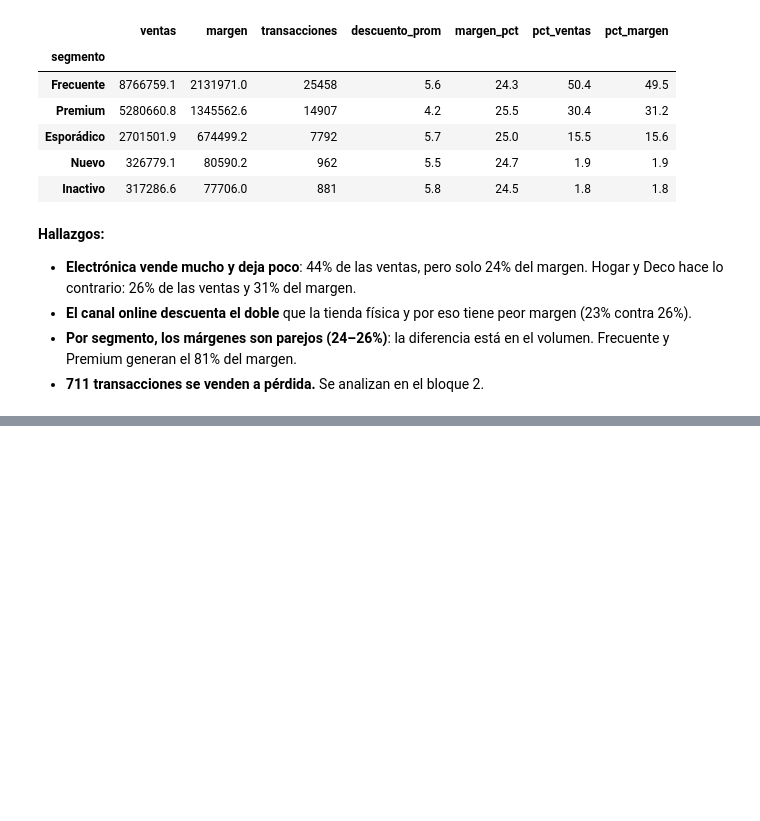
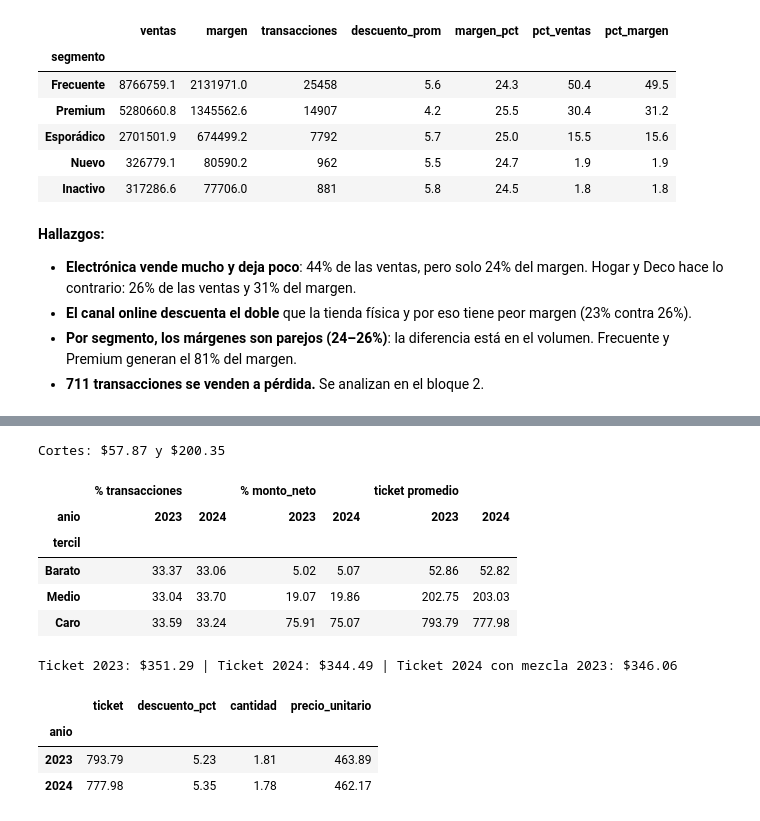
Before and after one commit to Hjanner/retail-intelligence, a Jupyter notebook: notebooks/02_rentabilidad.ipynb, the cells around one changed output, grey strips where cells are left out. Drawn from its saved outputs; the diff is of its cells as text; code cells hidden in the pictures; blank space fills up the shorter version.

```diff
--- a/notebooks/02_rentabilidad.ipynb
+++ b/notebooks/02_rentabilidad.ipynb
@@ -76,0 +81,43 @@ resumen("segmento")
+# %%
+# Terciles de productos por precio de lista (tx y pr ya se cargaron en el bloque 1)
+productos_t = pr.copy()
+productos_t["tercil"], cortes = pd.qcut(productos_t.precio_lista, 3, labels=["Barato", "Medio", "Caro"], retbins=True)
+print(f"Cortes: ${cortes[1]:,.2f} y ${cortes[2]:,.2f}")
+
+mezcla = tx.merge(productos_t[["producto_id", "tercil"]], on="producto_id")
+mezcla["anio"] = mezcla.fecha.dt.year
+# %% [output]
+Cortes: $57.87 y $200.35
+# %%
+pct_tx = pd.crosstab(mezcla.tercil, mezcla.anio, normalize="columns") * 100
+pct_monto = mezcla.pivot_table(index="tercil", columns="anio", values="monto_neto", aggfunc="sum", observed=True)
+pct_monto = pct_monto / pct_monto.sum() * 100
+ticket = mezcla.pivot_table(index="tercil", columns="anio", values="monto_neto", aggfunc="mean", observed=True)
+pd.concat({"% transacciones": pct_tx, "% monto_neto": pct_monto, "ticket promedio": ticket}, axis=1).round(2)
+# %% [output]
+|  | % transacciones |  | % monto_neto |  | ticket promedio |  |
+| anio | 2023 | 2024 | 2023 | 2024 | 2023 | 2024 |
+| tercil |  |  |  |  |  |  |
+| Barato | 33.37 | 33.06 | 5.02 | 5.07 | 52.86 | 52.82 |
+| Medio | 33.04 | 33.70 | 19.07 | 19.86 | 202.75 | 203.03 |
+| Caro | 33.59 | 33.24 | 75.91 | 75.07 | 793.79 | 777.98 |
+# %%
+# Ticket 2024 si se hubiera mantenido la mezcla de 2023
+ticket_anio = mezcla.groupby("anio").monto_neto.mean()
+ticket_2024_mezcla_2023 = (pct_tx[2023] / 100 * ticket[2024]).sum()
+print(f"Ticket 2023: ${ticket_anio[2023]:,.2f} | Ticket 2024: ${ticket_anio[2024]:,.2f} | "
+      f"Ticket 2024 con mezcla 2023: ${ticket_2024_mezcla_2023:,.2f}")
+# %% [output]
+Ticket 2023: $351.29 | Ticket 2024: $344.49 | Ticket 2024 con mezcla 2023: $346.06
+# %%
+# Tercil Caro: qué cambió dentro del tercil
+caro = mezcla[mezcla.tercil == "Caro"].groupby("anio").agg(
+    ticket=("monto_neto", "mean"), descuento_pct=("descuento", "mean"),
+    cantidad=("cantidad", "mean"), precio_unitario=("precio_unitario", "mean"))
+caro["descuento_pct"] *= 100
+caro.round(2)
+# %% [output]
+|  | ticket | descuento_pct | cantidad | precio_unitario |
+| anio |  |  |  |  |
+| 2023 | 793.79 | 5.23 | 1.81 | 463.89 |
+| 2024 | 777.98 | 5.35 | 1.78 | 462.17 |
```
Also changed, not shown: parts of 12 cells of this notebook, 1 other file.
